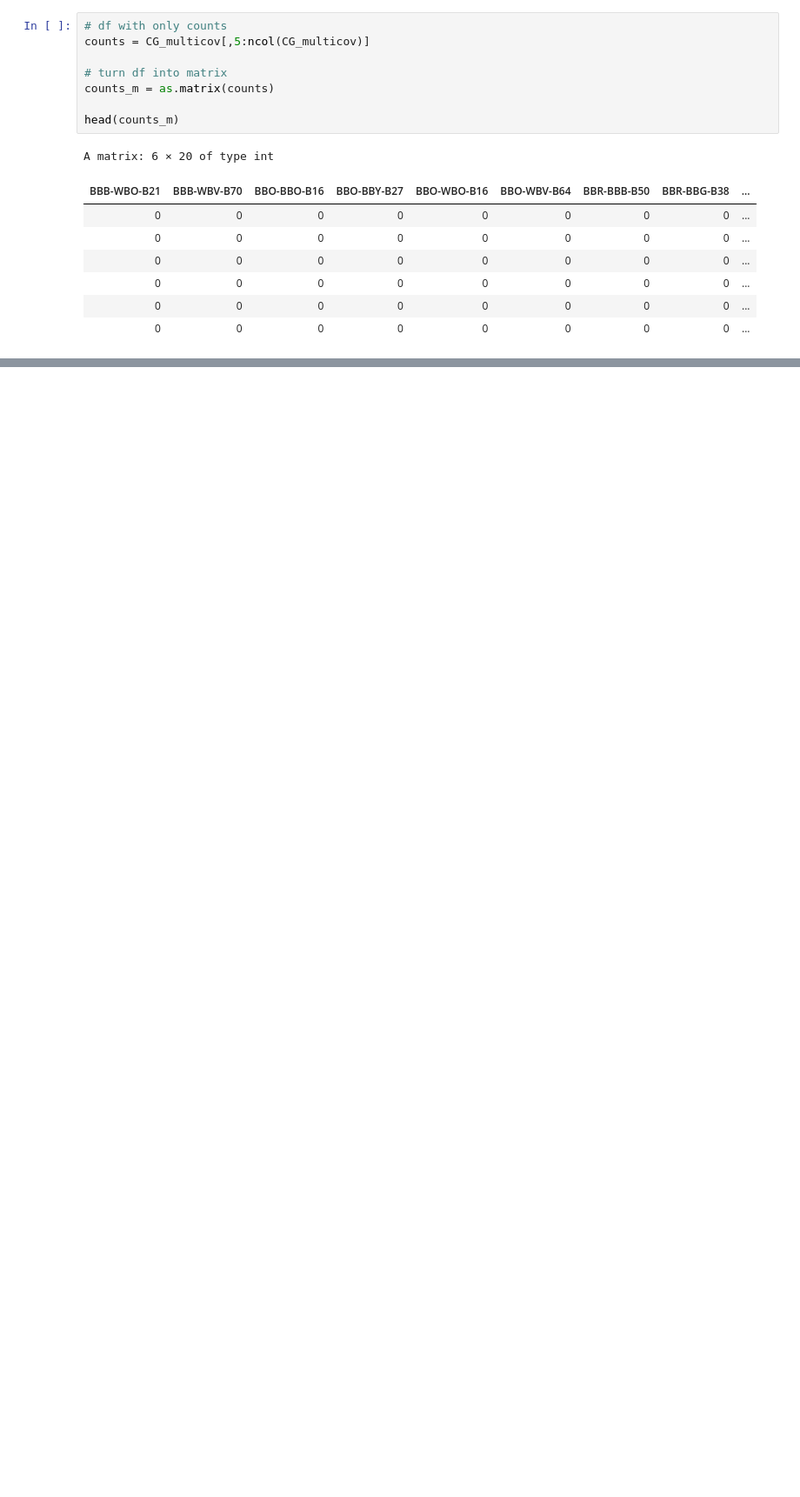
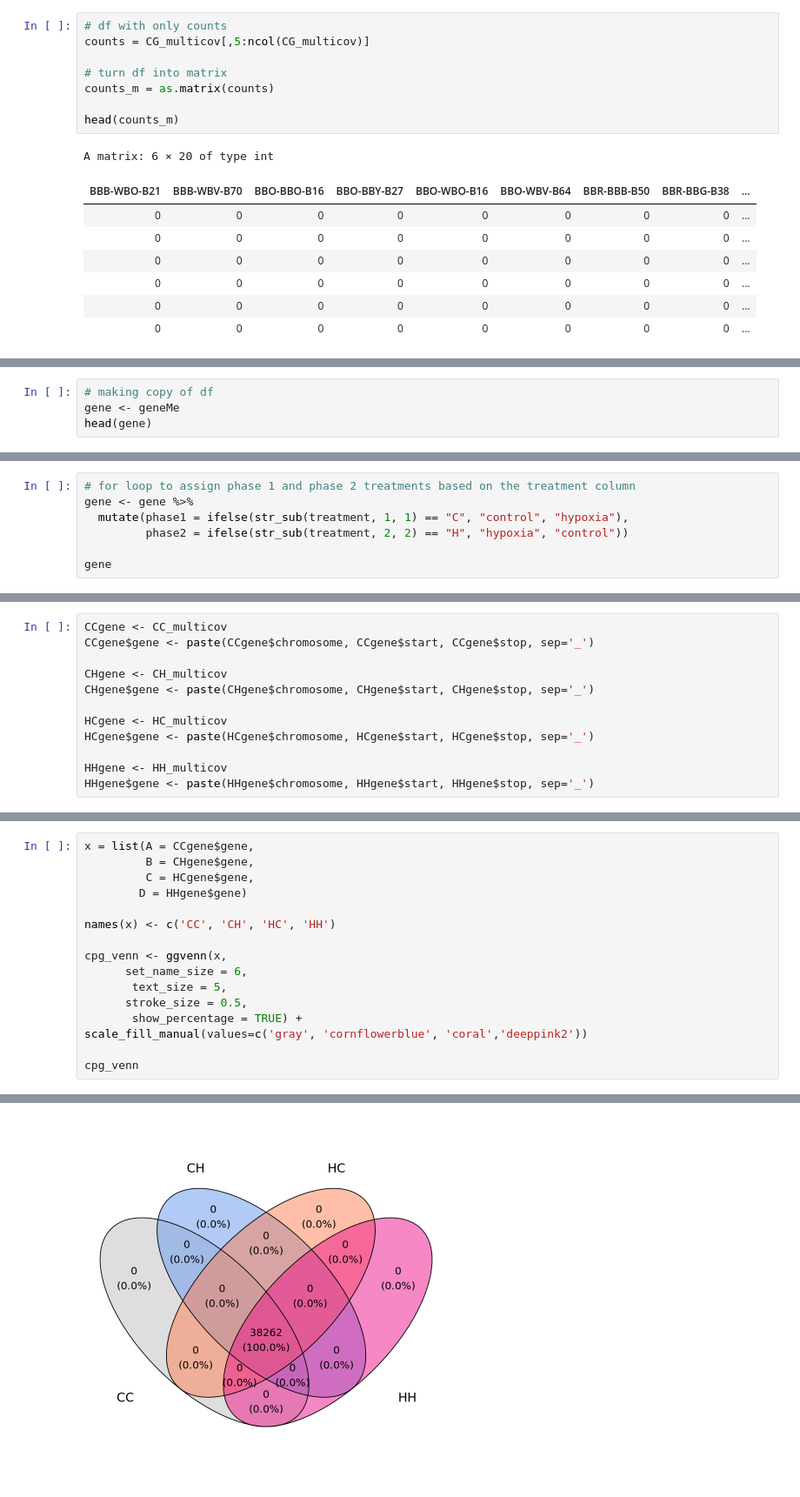
Before and after one commit to jgmcdonough/CE18_methylRAD_analysis, a Jupyter notebook: analysis/genomic_feature_tracks/methylation_level_of_features.ipynb, the cells around one changed output, grey strips where cells are left out. Shown at 87% size. Saved outputs shown, nothing was run; the diff lists cells and outputs as text; blank space fills up the shorter version.

```diff
--- a/analysis/genomic_feature_tracks/methylation_level_of_features.ipynb
+++ b/analysis/genomic_feature_tracks/methylation_level_of_features.ipynb
@@ -2224,0 +2627,4 @@ ggplot(nmds_df, aes(x = NMDS1, y = NMDS2, col = Phase1, shape = Phase2)) +
+# %%
+# making copy of df
+gene <- geneMe
+head(gene)
@@ -2224,0 +2641,7 @@ ggplot(nmds_df, aes(x = NMDS1, y = NMDS2, col = Phase1, shape = Phase2)) +
+# %%
+# for loop to assign phase 1 and phase 2 treatments based on the treatment column
+gene <- gene %>%
+  mutate(phase1 = ifelse(str_sub(treatment, 1, 1) == "C", "control", "hypoxia"),
+         phase2 = ifelse(str_sub(treatment, 2, 2) == "H", "hypoxia", "control"))
+
+gene
@@ -2224,0 +2705,12 @@ ggplot(nmds_df, aes(x = NMDS1, y = NMDS2, col = Phase1, shape = Phase2)) +
+# %%
+CCgene <- CC_multicov
+CCgene$gene <- paste(CCgene$chromosome, CCgene$start, CCgene$stop, sep='_')
+
+CHgene <- CH_multicov
+CHgene$gene <- paste(CHgene$chromosome, CHgene$start, CHgene$stop, sep='_')
+
+HCgene <- HC_multicov
+HCgene$gene <- paste(HCgene$chromosome, HCgene$start, HCgene$stop, sep='_')
+
+HHgene <- HH_multicov
+HHgene$gene <- paste(HHgene$chromosome, HHgene$start, HHgene$stop, sep='_')
@@ -2224,0 +2719,17 @@ ggplot(nmds_df, aes(x = NMDS1, y = NMDS2, col = Phase1, shape = Phase2)) +
+# %%
+x = list(A = CCgene$gene,
+         B = CHgene$gene,
+         C = HCgene$gene,
+        D = HHgene$gene)
+
+names(x) <- c('CC', 'CH', 'HC', 'HH')
+
+cpg_venn <- ggvenn(x,
+      set_name_size = 6,
+       text_size = 5,
+      stroke_size = 0.5,
+       show_percentage = TRUE) +
+scale_fill_manual(values=c('gray', 'cornflowerblue', 'coral','deeppink2'))
+
+cpg_venn
+# %% [output]
@@ -2224,0 +2738 @@ ggplot(nmds_df, aes(x = NMDS1, y = NMDS2, col = Phase1, shape = Phase2)) +
+[figure, added]
```
Also changed, not shown: parts of 38 cells of this notebook, 3 other files.
